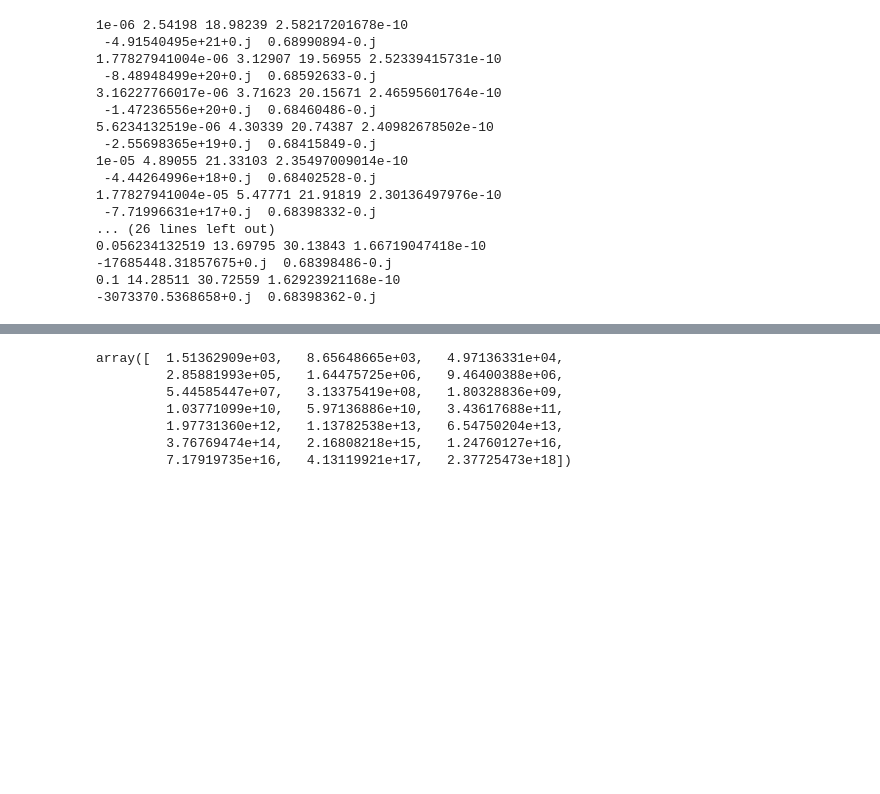
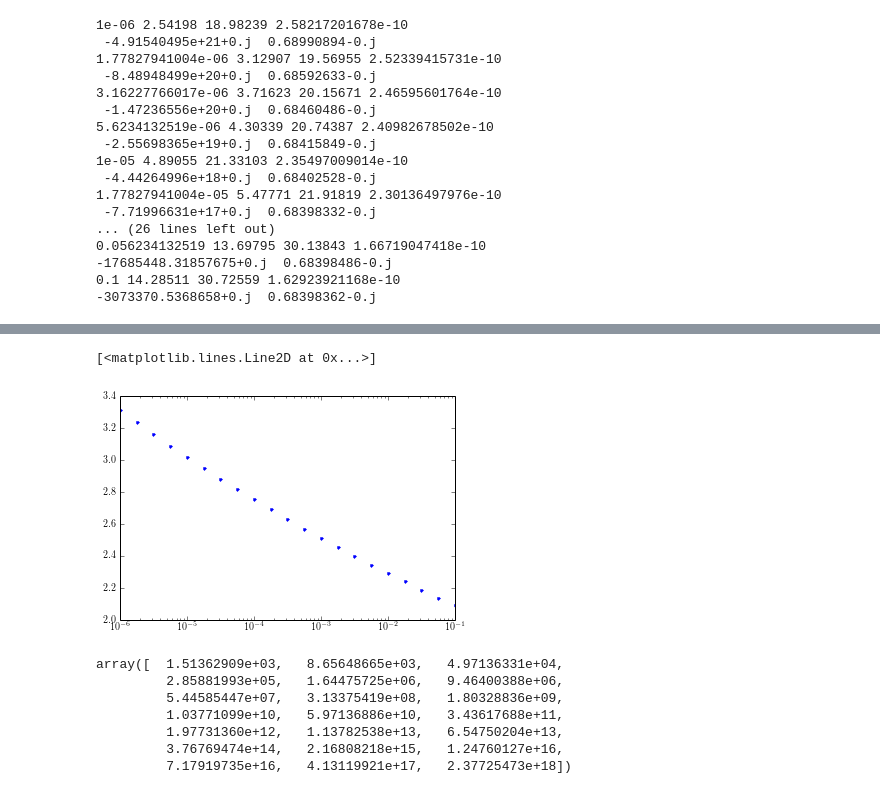
Before and after one commit to rahulporuri/project_work, a Jupyter notebook: power_law/bi-spectrum/squeezed_limit/tensor_bi-spectrum_squeezed_limit.ipynb, the cells around one changed output, grey strips where cells are left out. Cells and saved outputs as stored; diff of their text form; code cells hidden in the pictures; blank space fills up the shorter version.

```diff
--- a/power_law/bi-spectrum/squeezed_limit/tensor_bi-spectrum_squeezed_limit.ipynb
+++ b/power_law/bi-spectrum/squeezed_limit/tensor_bi-spectrum_squeezed_limit.ipynb
@@ -299,3 +310,9 @@ data = numpy.array([[1e-06, 2.58217201678e-10, -4.91540495e+21,  0.68990894],
+# %%
+g = -2.02
+plt.semilogx(data[:,0], k0**(2.*(g+2.))*data[:,0]**(2.*(g+2.)),'.')
+# %% [output]
+[<matplotlib.lines.Line2D at 0x...>]
+[figure, added]
 # %%
 -(((4./(2.*numpy.pi**2.))**2.)*(data[:,0]**6.*data[:,2])/
         (2*data[:,1]**2.))
```
Also changed, not shown: parts of 2 cells of this notebook.
